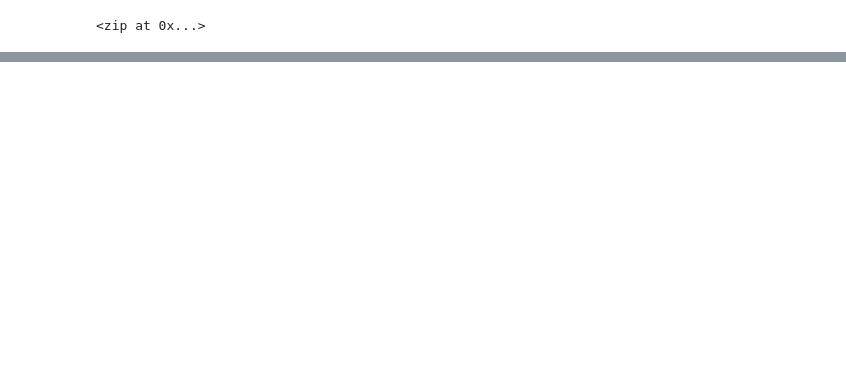
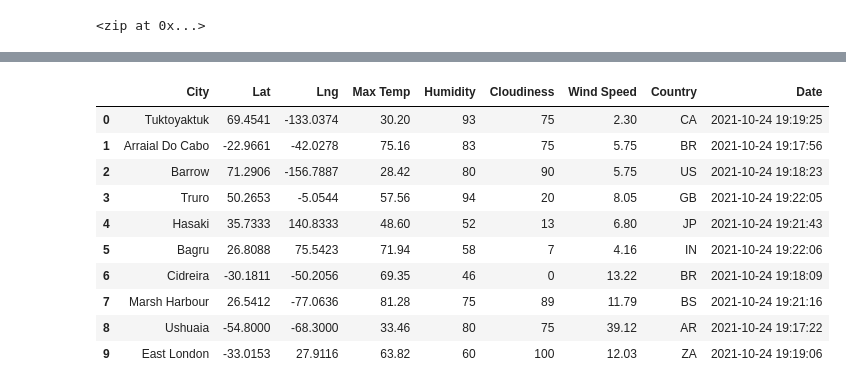
Before and after one commit to sffriesen/World_Weather_Analysis, a Jupyter notebook: WeatherPy.ipynb, the cells around one changed output, grey strips where cells are left out. Saved outputs shown, nothing was run; the diff lists cells and outputs as text; code cells hidden in the pictures; blank space fills up the shorter version.

Commit message:
adding weather data from API

```diff
--- a/WeatherPy.ipynb
+++ b/WeatherPy.ipynb
@@ -31,0 +40,3 @@ len(cities)
+# %%
+# Build basic URL for the OpenWeatherMap with weather_api_key
+url = "http://api.openweathermap.org/data/2.5/weather?units=Imperial&APPID=" + weather_api_key
@@ -31,0 +123,16 @@ len(cities)
+# %%
+# Convert the array of dictionaries to a Pandas DataFrame
+city_data_df = pd.DataFrame(city_data)
+city_data_df.head(10)
+# %% [output]
+|  | City | Lat | Lng | Max Temp | Humidity | Cloudiness | Wind Speed | Country | Date |
+| 0 | Tuktoyaktuk | 69.4541 | -133.0374 | 30.20 | 93 | 75 | 2.30 | CA | 2021-10-24 19:19:25 |
+| 1 | Arraial Do Cabo | -22.9661 | -42.0278 | 75.16 | 83 | 75 | 5.75 | BR | 2021-10-24 19:17:56 |
+| 2 | Barrow | 71.2906 | -156.7887 | 28.42 | 80 | 90 | 5.75 | US | 2021-10-24 19:18:23 |
+| 3 | Truro | 50.2653 | -5.0544 | 57.56 | 94 | 20 | 8.05 | GB | 2021-10-24 19:22:05 |
+| 4 | Hasaki | 35.7333 | 140.8333 | 48.60 | 52 | 13 | 6.80 | JP | 2021-10-24 19:21:43 |
+| 5 | Bagru | 26.8088 | 75.5423 | 71.94 | 58 | 7 | 4.16 | IN | 2021-10-24 19:22:06 |
+| 6 | Cidreira | -30.1811 | -50.2056 | 69.35 | 46 | 0 | 13.22 | BR | 2021-10-24 19:18:09 |
+| 7 | Marsh Harbour | 26.5412 | -77.0636 | 81.28 | 75 | 89 | 11.79 | BS | 2021-10-24 19:21:16 |
+| 8 | Ushuaia | -54.8000 | -68.3000 | 33.46 | 80 | 75 | 39.12 | AR | 2021-10-24 19:17:22 |
+| 9 | East London | -33.0153 | 27.9116 | 63.82 | 60 | 100 | 12.03 | ZA | 2021-10-24 19:19:06 |
```
Also changed, not shown: parts of 5 cells of this notebook, 2 other files.
